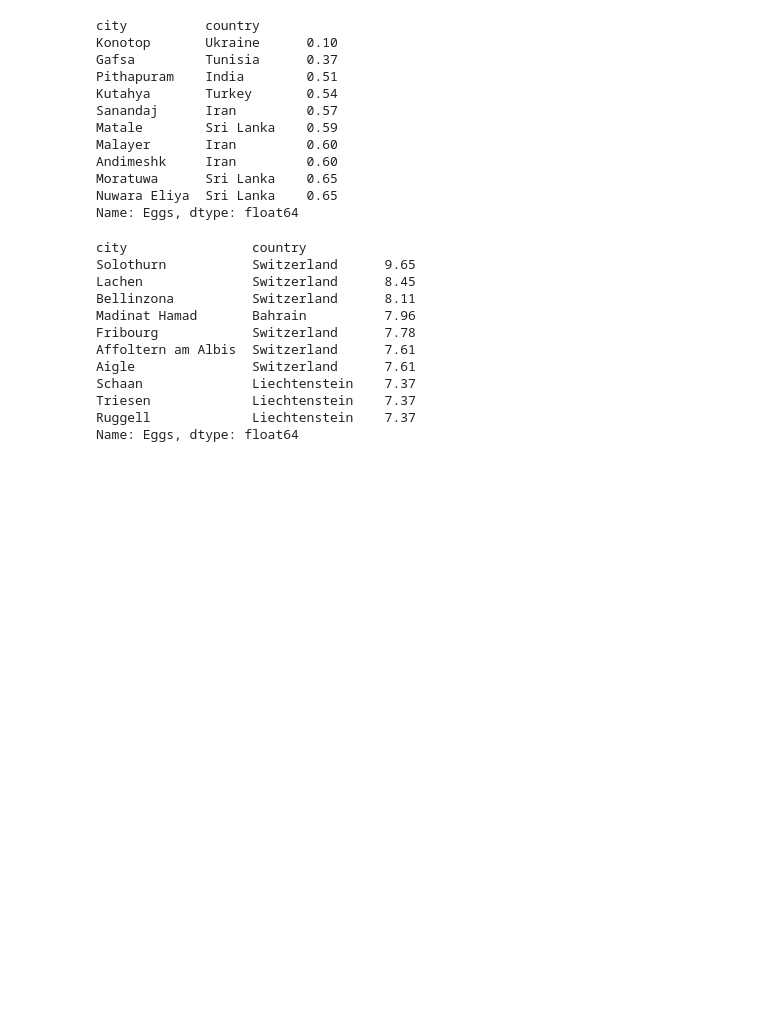
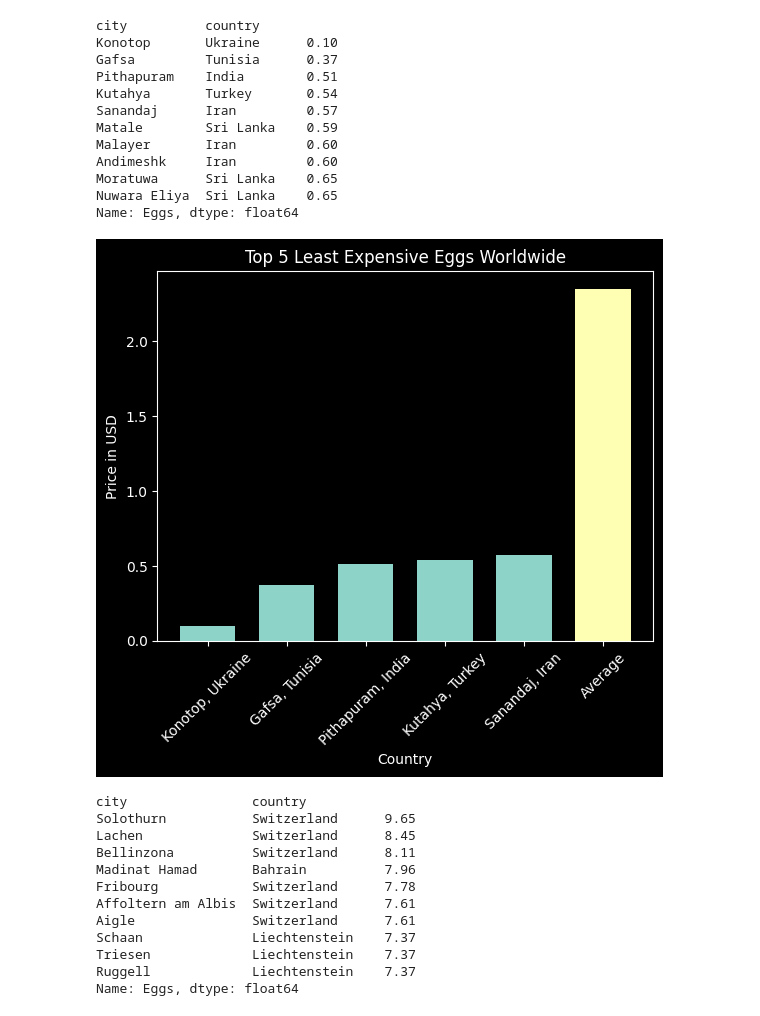
Before and after one commit to philiprobertovich/team-week-project, a Jupyter notebook: phil-project.ipynb, the cells around one changed output. Cells and saved outputs as stored; diff of their text form; code cells hidden in the pictures; blank space fills up the shorter version.

Commit message:
find average of eggs column and add 2 bar graphs.

```diff
--- a/phil-project.ipynb
+++ b/phil-project.ipynb
@@ -971,3 +971,9 @@ plt.ylabel('Price in USD')
 plt.show()
 # %% [output]
 [figure]
+# %%
+# Find average in eggs column
+eggs_len = cost_of_living.Eggs.count()
+eggs_sum = cost_of_living.Eggs.sum()
+eggs_average = round(eggs_sum/eggs_len, 2)
+print(eggs_average)
@@ -1012,6 +1020,28 @@ Andimeshk     Iran         0.60
 Moratuwa      Sri Lanka    0.65
 Nuwara Eliya  Sri Lanka    0.65
 Name: Eggs, dtype: float64
+# %%
+least_eggs_values = [0.10, 0.37, 0.51, 0.54, 0.57]
+least_eggs_locations = ['Konotop, Ukraine', 'Gafsa, Tunisia', 'Pithapuram, India', 'Kutahya, Turkey', 'Sanandaj, Iran']
+# %%
+# Create bar graph
+plt.style.use('dark_background')
+
+plt.title('Top 5 Least Expensive Eggs Worldwide')
+
+bar_width = 0.7
+
+plt.bar(least_eggs_locations, least_eggs_values, width=bar_width)
+plt.bar('Average', eggs_average, width=bar_width)
+plt.xticks(rotation=45)
+
+
+plt.xlabel('Country')
+plt.ylabel('Price in USD')
+
+plt.show()
+# %% [output]
+[figure, added]
 # %%
 # Find top 10 most expensive cities that sell eggs
 cost_of_living.Eggs.sort_values(ascending=False).head(10)
```
Also changed, not shown: parts of 3 cells of this notebook.
